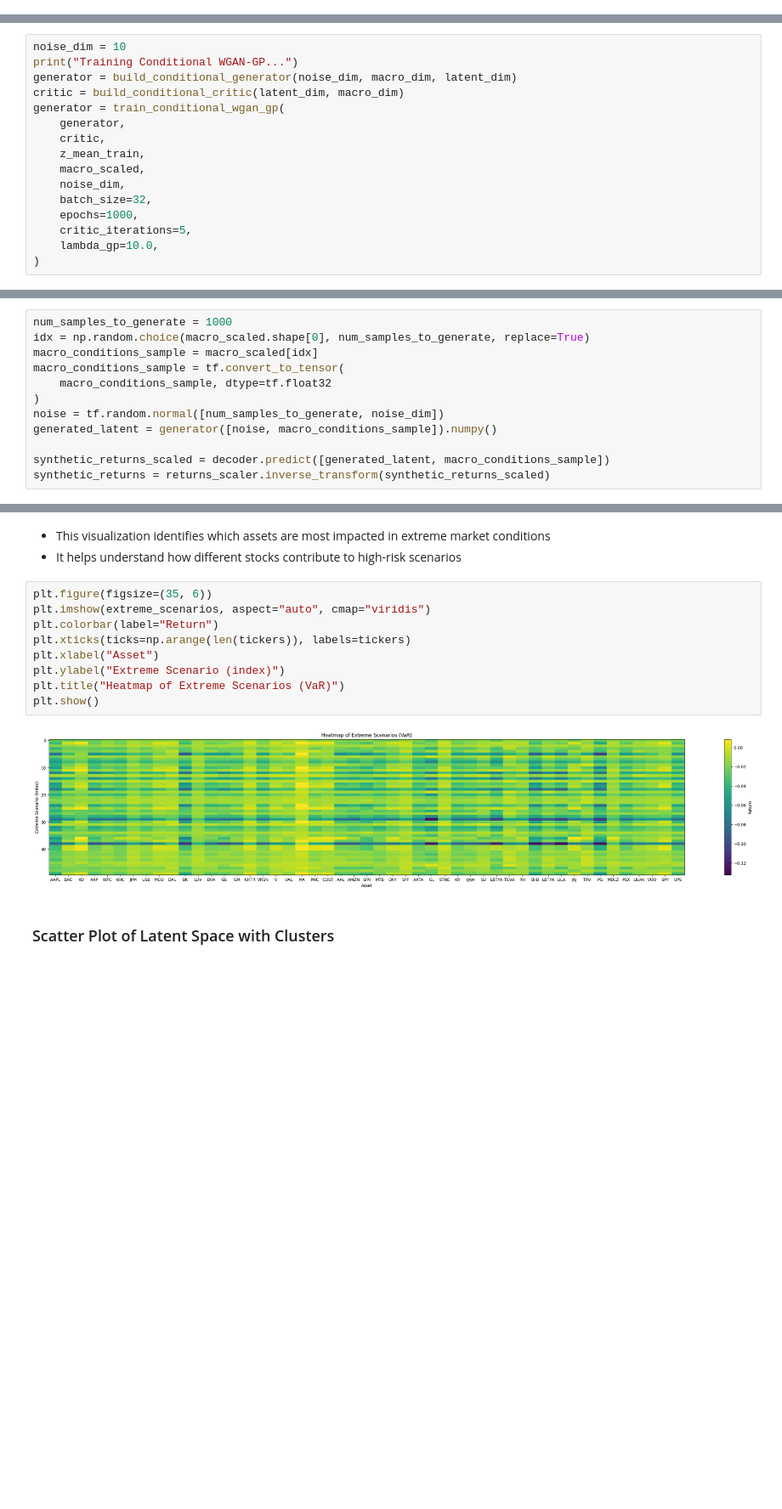
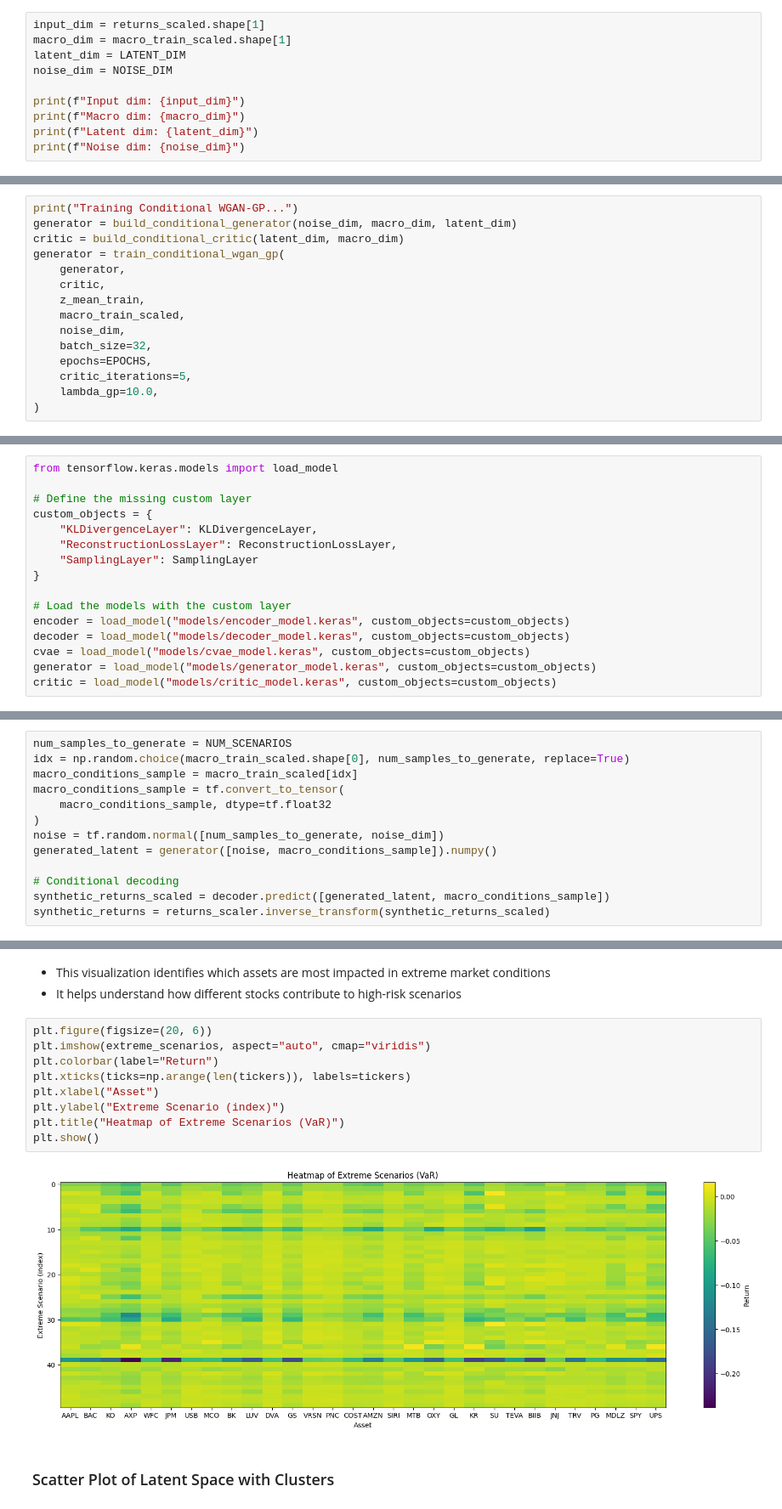
Before and after one commit to GioanZ/Portfolio-Stress-Testing-with-Deep-Generative-Models, a Jupyter notebook: stress_testing.ipynb, the cells around one changed output, grey strips where cells are left out. Shown at 85% size. Drawn from its saved outputs; the diff is of its cells as text; blank space fills up the shorter version.

```diff
--- a/stress_testing.ipynb
+++ b/stress_testing.ipynb
@@ -426,2 +542,12 @@ macro_scaled = macro_scaled[:n_samples]
 # %% [markdown]
 ### VAE
+# %%
+input_dim = returns_scaled.shape[1]
+macro_dim = macro_train_scaled.shape[1]
+latent_dim = LATENT_DIM
+noise_dim = NOISE_DIM
+
+print(f"Input dim: {input_dim}")
+print(f"Macro dim: {macro_dim}")
+print(f"Latent dim: {latent_dim}")
+print(f"Noise dim: {noise_dim}")
@@ -464,7 +595,6 @@ Epoch 4/50
 # %% [markdown]
 ### WGAN-GP
 # %%
-noise_dim = 10
 print("Training Conditional WGAN-GP...")
 generator = build_conditional_generator(noise_dim, macro_dim, latent_dim)
 critic = build_conditional_critic(latent_dim, macro_dim)
@@ -472,10 +602,10 @@ generator = train_conditional_wgan_gp(
     generator,
     critic,
     z_mean_train,
-    macro_scaled,
+    macro_train_scaled,
     noise_dim,
     batch_size=32,
-    epochs=1000,
+    epochs=EPOCHS,
     critic_iterations=5,
     lambda_gp=10.0,
 )
@@ -510,18 +634,35 @@ decoder.save("models/decoder_model.keras")
 cvae.save("models/cvae_model.keras")
 generator.save("models/generator_model.keras")
 critic.save("models/critic_model.keras")
+# %%
+from tensorflow.keras.models import load_model
+
+# Define the missing custom layer
+custom_objects = {
+    "KLDivergenceLayer": KLDivergenceLayer,
+    "ReconstructionLossLayer": ReconstructionLossLayer,
+    "SamplingLayer": SamplingLayer
+}
+
+# Load the models with the custom layer
+encoder = load_model("models/encoder_model.keras", custom_objects=custom_objects)
+decoder = load_model("models/decoder_model.keras", custom_objects=custom_objects)
+cvae = load_model("models/cvae_model.keras", custom_objects=custom_objects)
+generator = load_model("models/generator_model.keras", custom_objects=custom_objects)
+critic = load_model("models/critic_model.keras", custom_objects=custom_objects)
 # %% [markdown]
 ### Generate New Synthetic Scenarios
 # %%
-num_samples_to_generate = 1000
-idx = np.random.choice(macro_scaled.shape[0], num_samples_to_generate, replace=True)
-macro_conditions_sample = macro_scaled[idx]
+num_samples_to_generate = NUM_SCENARIOS
+idx = np.random.choice(macro_train_scaled.shape[0], num_samples_to_generate, replace=True)
+macro_conditions_sample = macro_train_scaled[idx]
 macro_conditions_sample = tf.convert_to_tensor(
     macro_conditions_sample, dtype=tf.float32
 )
 noise = tf.random.normal([num_samples_to_generate, noise_dim])
 generated_latent = generator([noise, macro_conditions_sample]).numpy()
 
+# Conditional decoding
 synthetic_returns_scaled = decoder.predict([generated_latent, macro_conditions_sample])
 synthetic_returns = returns_scaler.inverse_transform(synthetic_returns_scaled)
 # %% [output]
@@ -609,16 +749,16 @@ plt.show()
 - This visualization identifies which assets are most impacted in extreme market conditions
 - It helps understand how different stocks contribute to high-risk scenarios
 # %%
-plt.figure(figsize=(35, 6))
+plt.figure(figsize=(20, 6))
 plt.imshow(extreme_scenarios, aspect="auto", cmap="viridis")
 plt.colorbar(label="Return")
 plt.xticks(ticks=np.arange(len(tickers)), labels=tickers)
 plt.xlabel("Asset")
 plt.ylabel("Extreme Scenario (index)")
 plt.title("Heatmap of Extreme Scenarios (VaR)")
 plt.show()
 # %% [output]
-[figure, old version]
+[figure, new version]
 # %% [markdown]
 ### Scatter Plot of Latent Space with Clusters
 # %% [markdown]
```
Also changed, not shown: parts of 44 cells of this notebook.
